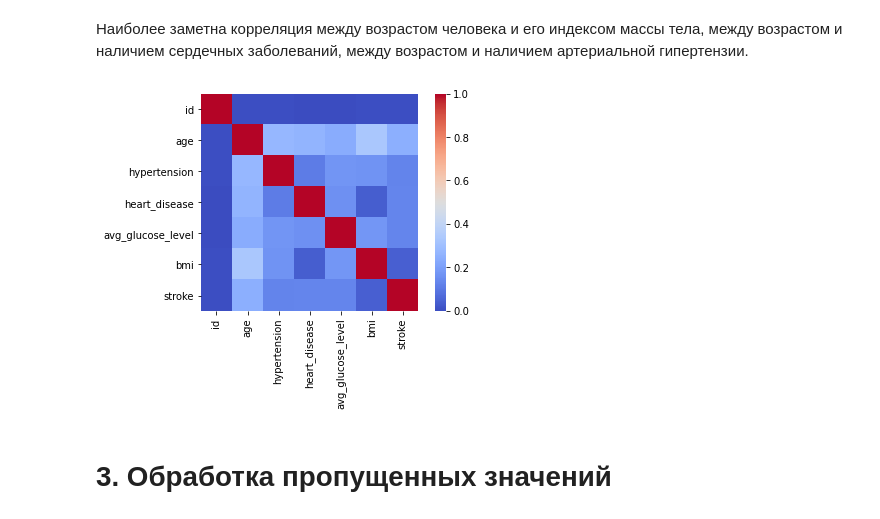
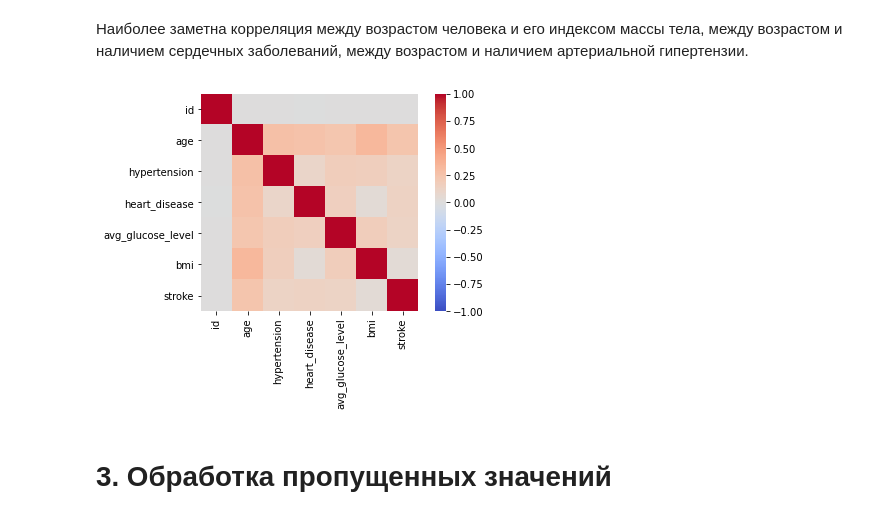
Before and after one commit to delarinq/homeworks, a Jupyter notebook: 1_hw.ipynb, the cells around one changed output. Drawn from its saved outputs; the diff is of its cells as text; code cells hidden in the pictures.

```diff
--- a/1_hw.ipynb
+++ b/1_hw.ipynb
@@ -115,10 +115,10 @@ corr_mat
 # %% [markdown]
 Наиболее заметна корреляция между возрастом человека и его индексом массы тела, между возрастом и наличием сердечных заболеваний, между возрастом и наличием артериальной гипертензии.
 # %%
-sns.heatmap(corr_mat, square=True, cmap='coolwarm')
+sns.heatmap(corr_mat, square=True, cmap='coolwarm', vmin = -1, vmax = 1)
 pass
 # %% [output]
-[figure, old version]
+[figure, new version]
 # %% [markdown]
 # 3. Обработка пропущенных значений
 # %% [markdown]
```
Also changed, not shown: parts of 6 cells of this notebook, 1 other file.
